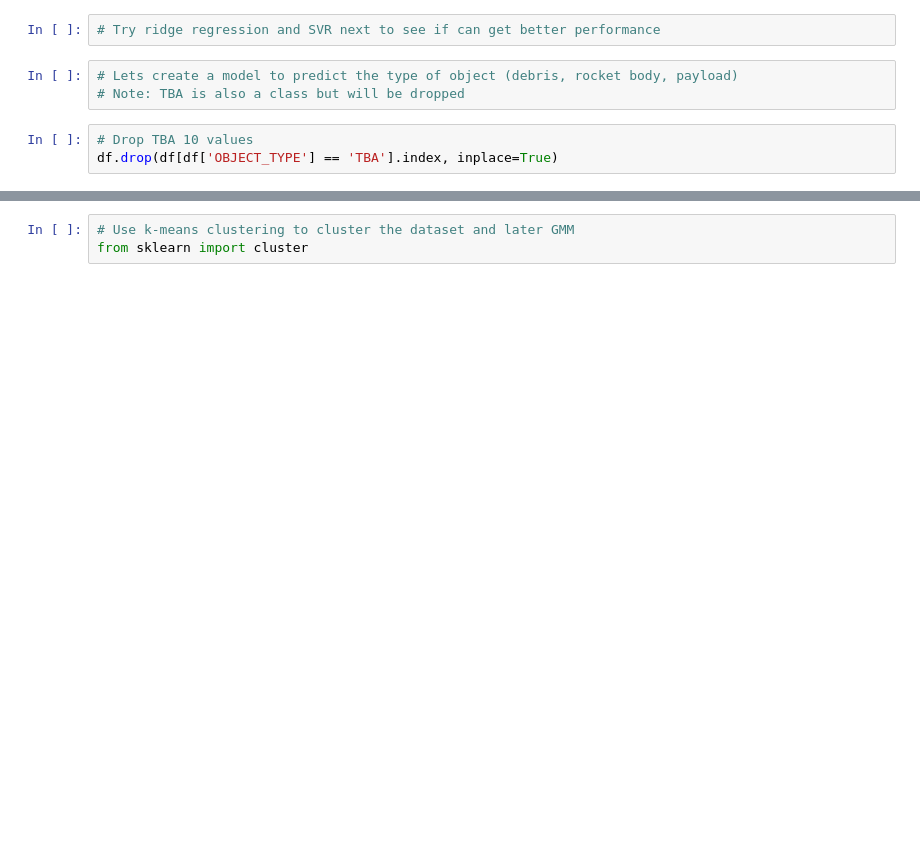
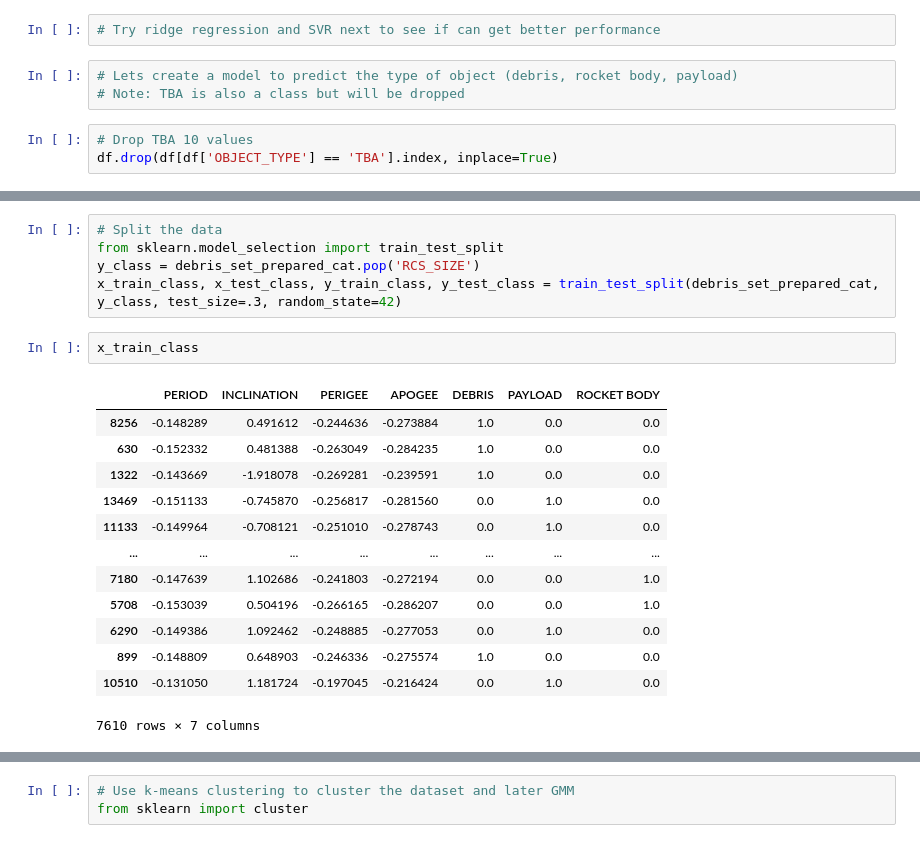
Before and after one commit to dkolosa/SpaceDebrisClassifier, a Jupyter notebook: SPclassifier.ipynb, the cells around one changed output, grey strips where cells are left out. Drawn from its saved outputs; the diff is of its cells as text; blank space fills up the shorter version.

```diff
--- a/SPclassifier.ipynb
+++ b/SPclassifier.ipynb
@@ -357 +412,22 @@ large = df[df['RCS_SIZE'] == 'LARGE'][:num_of_med]
+# %%
+# Split the data
+from sklearn.model_selection import train_test_split
+y_class = debris_set_prepared_cat.pop('RCS_SIZE')
+x_train_class, x_test_class, y_train_class, y_test_class = train_test_split(debris_set_prepared_cat, y_class, test_size=.3, random_state=42)
+# %%
+x_train_class
+# %% [output]
+|  | PERIOD | INCLINATION | PERIGEE | APOGEE | DEBRIS | PAYLOAD | ROCKET BODY |
+| 8256 | -0.148289 | 0.491612 | -0.244636 | -0.273884 | 1.0 | 0.0 | 0.0 |
+| 630 | -0.152332 | 0.481388 | -0.263049 | -0.284235 | 1.0 | 0.0 | 0.0 |
+| 1322 | -0.143669 | -1.918078 | -0.269281 | -0.239591 | 1.0 | 0.0 | 0.0 |
+| 13469 | -0.151133 | -0.745870 | -0.256817 | -0.281560 | 0.0 | 1.0 | 0.0 |
+| 11133 | -0.149964 | -0.708121 | -0.251010 | -0.278743 | 0.0 | 1.0 | 0.0 |
+| ... | ... | ... | ... | ... | ... | ... | ... |
+| 7180 | -0.147639 | 1.102686 | -0.241803 | -0.272194 | 0.0 | 0.0 | 1.0 |
+| 5708 | -0.153039 | 0.504196 | -0.266165 | -0.286207 | 0.0 | 0.0 | 1.0 |
+| 6290 | -0.149386 | 1.092462 | -0.248885 | -0.277053 | 0.0 | 1.0 | 0.0 |
+| 899 | -0.148809 | 0.648903 | -0.246336 | -0.275574 | 1.0 | 0.0 | 0.0 |
+| 10510 | -0.131050 | 1.181724 | -0.197045 | -0.216424 | 0.0 | 1.0 | 0.0 |
+7610 rows × 7 columns
 # %%
```
Also changed, not shown: parts of 33 cells of this notebook.
